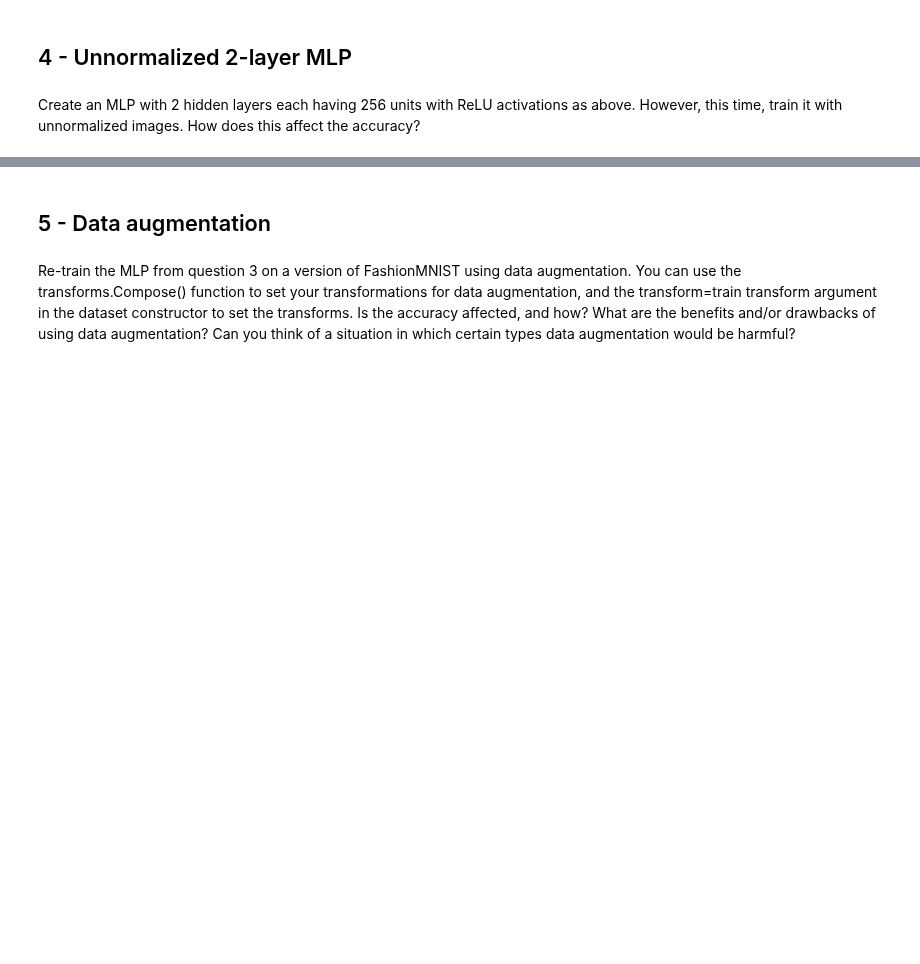
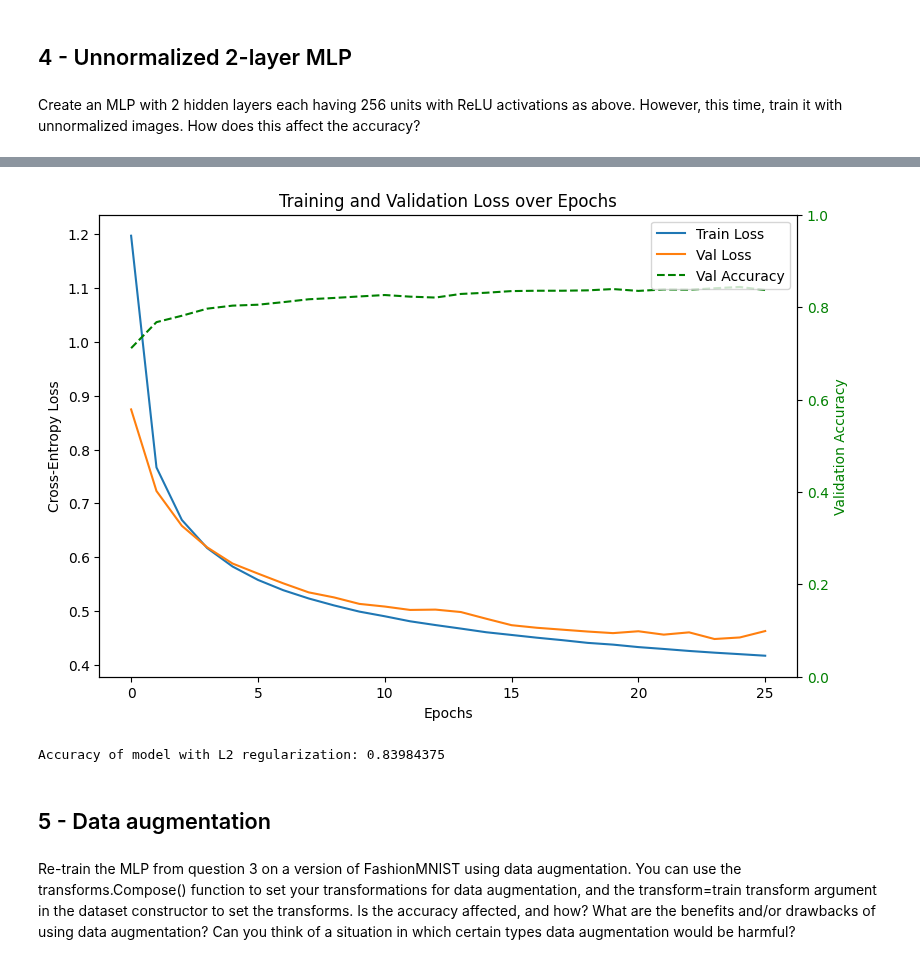
Before and after one commit to audrey352/COMP551, a Jupyter notebook: Assignment3/A3_notebook.ipynb, the cells around one changed output, grey strips where cells are left out. Saved outputs shown, nothing was run; the diff lists cells and outputs as text; code cells hidden in the pictures; blank space fills up the shorter version.

```diff
--- a/Assignment3/A3_notebook.ipynb
+++ b/Assignment3/A3_notebook.ipynb
@@ -864,3 +873,37 @@ results_part3
 # %% [markdown]
 Create an MLP with 2 hidden layers each having 256 units with ReLU activations as above. However, this time,
 train it with unnormalized images. How does this affect the accuracy?
+# %%
+train_unnorm, val_unnorm, test_unnorm = get_datasets(USE_VALIDATION, transform=transforms.ToTensor())
+train_loader_unnorm, val_loader_unnorm, test_loader_unnorm = get_data_loaders(train_unnorm, test_unnorm, val_unnorm, BATCH_SIZE, USE_VALIDATION)
+# %%
+# train MLP with L=2 on the unnormalized data
+model2_unnorm = MLP(
+    h=relu,
+    L=2,
+    M=256,
+    D=28*28
+)
+
+optimizer2_unnorm = GradientDescent(learning_rate=.01, record_grad=True)  # doing one GD iteration by batch in one epoch
+num_epochs = 50
+
+results_l2_unnorm = train_on_batches(
+    model=model2_unnorm,
+    optimizer=optimizer2_unnorm,
+    epochs=num_epochs,
+    train_loader=train_loader_unnorm,
+    val_loader=val_loader_unnorm if USE_VALIDATION else None,
+    early_stopping_patience=4,
+    plot_train=True,
+    verbose=False
+    )
+
+# Checking test predictions for first batch
+test_images, test_labels = next(iter(test_loader_unnorm))
+test_images = test_images.view(test_images.size(0), -1).numpy()
+test_labels_onehot = np.eye(num_classes)[test_labels.numpy()]
+yhat = model2_unnorm.predict(test_images) # N x C
+
+print("Accuracy of model with L2 regularization:", evaluate_acc(test_labels_onehot, yhat))
+# %% [output]
@@ -867,3 +911,5 @@ train it with unnormalized images. How does this affect the accuracy?
+[figure, added]
+Accuracy of model with L2 regularization: 0.83984375
 # %% [markdown]
 ## 5 - Data augmentation
 # %% [markdown]
```
Also changed, not shown: parts of 6 cells of this notebook.
